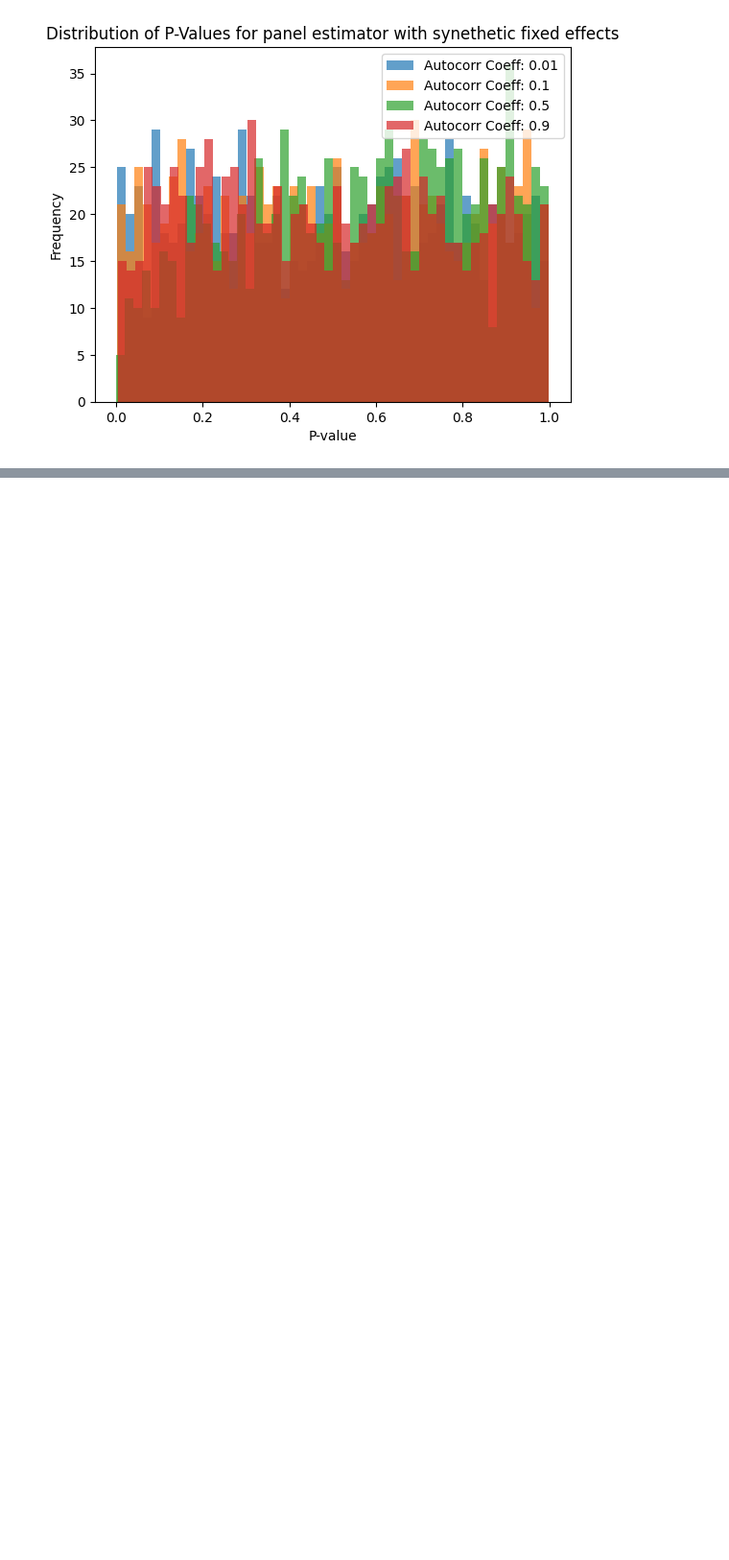
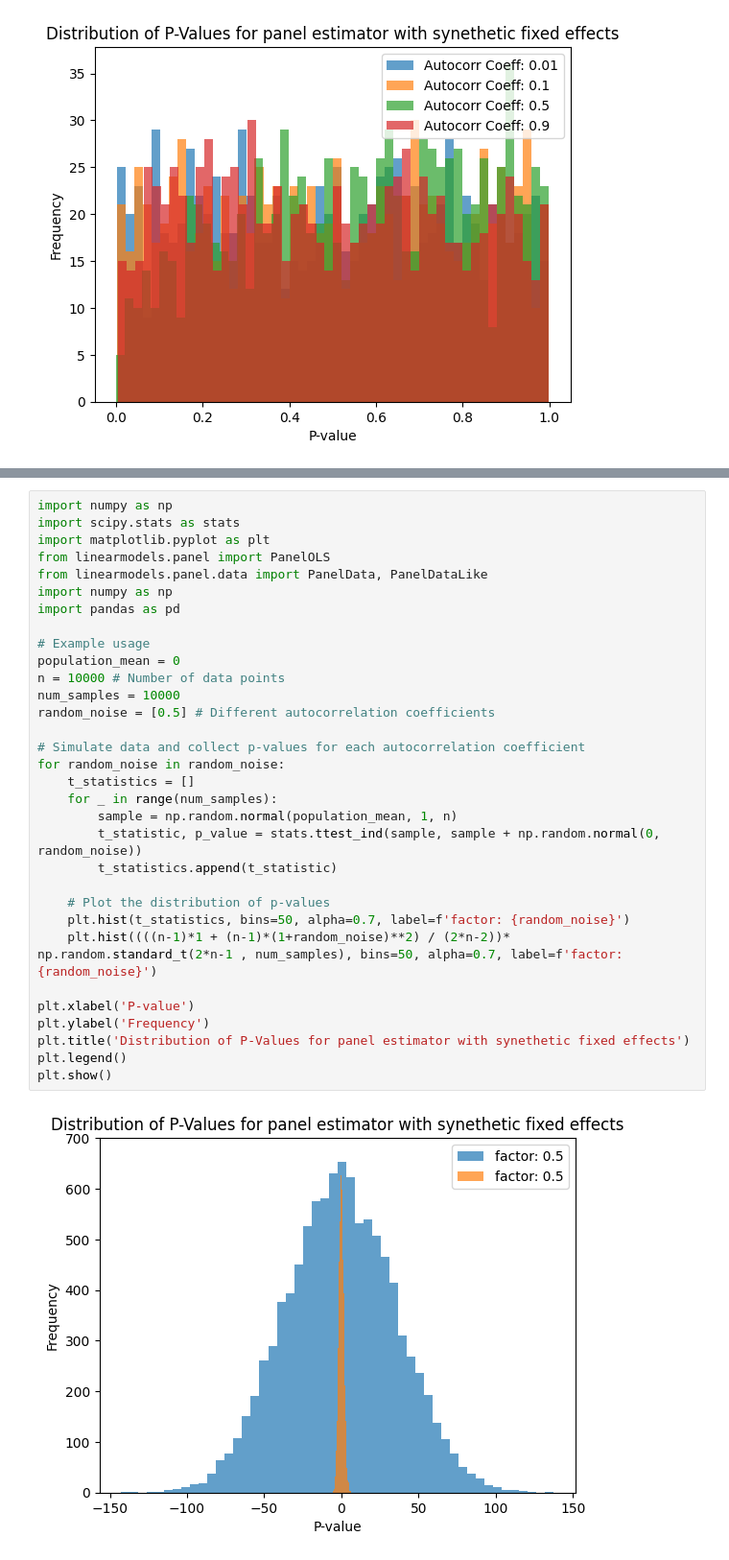
Before and after one commit to Padarn/notes, a Jupyter notebook: 0. Skewed P-Values/p-values.ipynb, the cells around one changed output, grey strips where cells are left out. Shown: that part at 96% size. Drawn from its saved outputs; the diff is of its cells as text; blank space fills up the shorter version.

```diff
--- a/0. Skewed P-Values/p-values.ipynb
+++ b/0. Skewed P-Values/p-values.ipynb
@@ -307,0 +419,34 @@ plt.show()
+# %%
+import numpy as np
+import scipy.stats as stats
+import matplotlib.pyplot as plt
+from linearmodels.panel import PanelOLS
+from linearmodels.panel.data import PanelData, PanelDataLike
+import numpy as np
+import pandas as pd
+
+# Example usage
+population_mean = 0
+n = 10000 # Number of data points
+num_samples = 10000
+random_noise = [0.5] # Different autocorrelation coefficients
+
+# Simulate data and collect p-values for each autocorrelation coefficient
+for random_noise in random_noise:
+    t_statistics = []
+    for _ in range(num_samples):
+        sample = np.random.normal(population_mean, 1, n)
+        t_statistic, p_value = stats.ttest_ind(sample, sample + np.random.normal(0, random_noise))
+        t_statistics.append(t_statistic)
+
+    # Plot the distribution of p-values
+    plt.hist(t_statistics, bins=50, alpha=0.7, label=f'factor: {random_noise}')
+    plt.hist((((n-1)*1 + (n-1)*(1+random_noise)**2) / (2*n-2))* np.random.standard_t(2*n-1 , num_samples), bins=50, alpha=0.7, label=f'factor: {random_noise}')
+
+plt.xlabel('P-value')
+plt.ylabel('Frequency')
+plt.title('Distribution of P-Values for panel estimator with synethetic fixed effects')
+plt.legend()
+plt.show()
+# %% [output]
+[figure, added]
```
Also changed, not shown: parts of 5 cells of this notebook.
